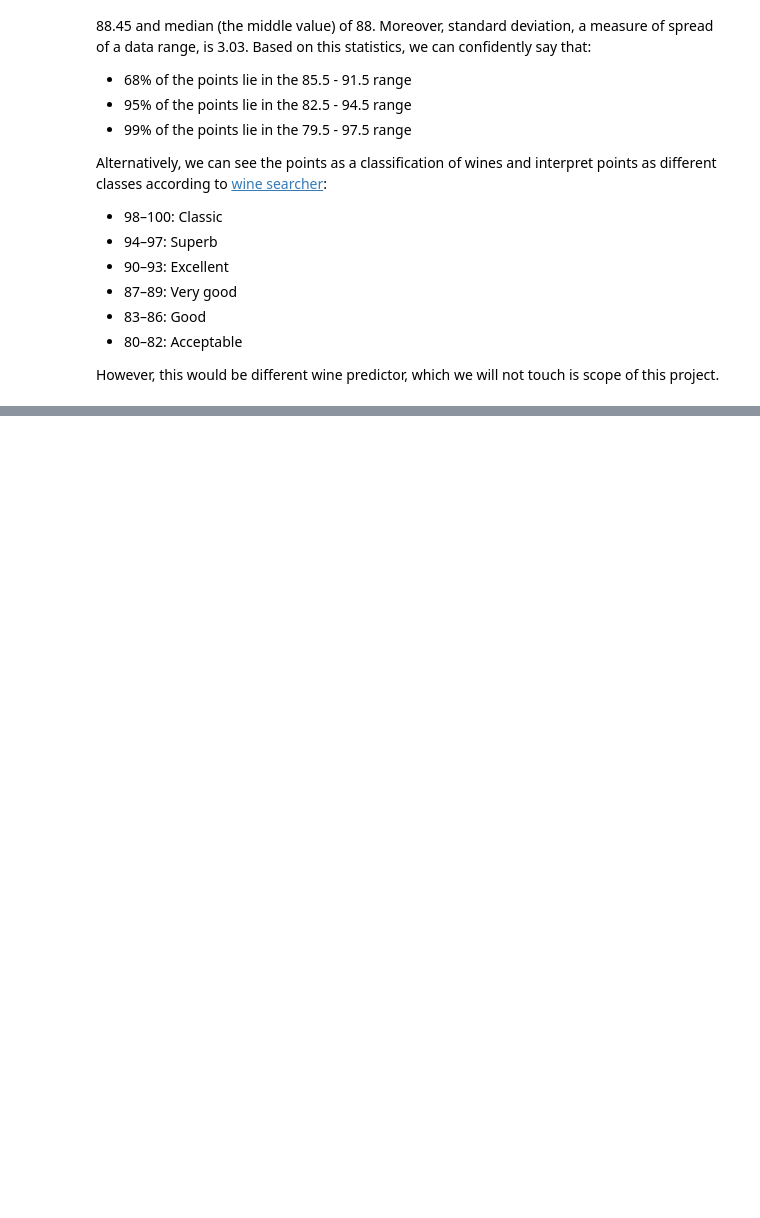
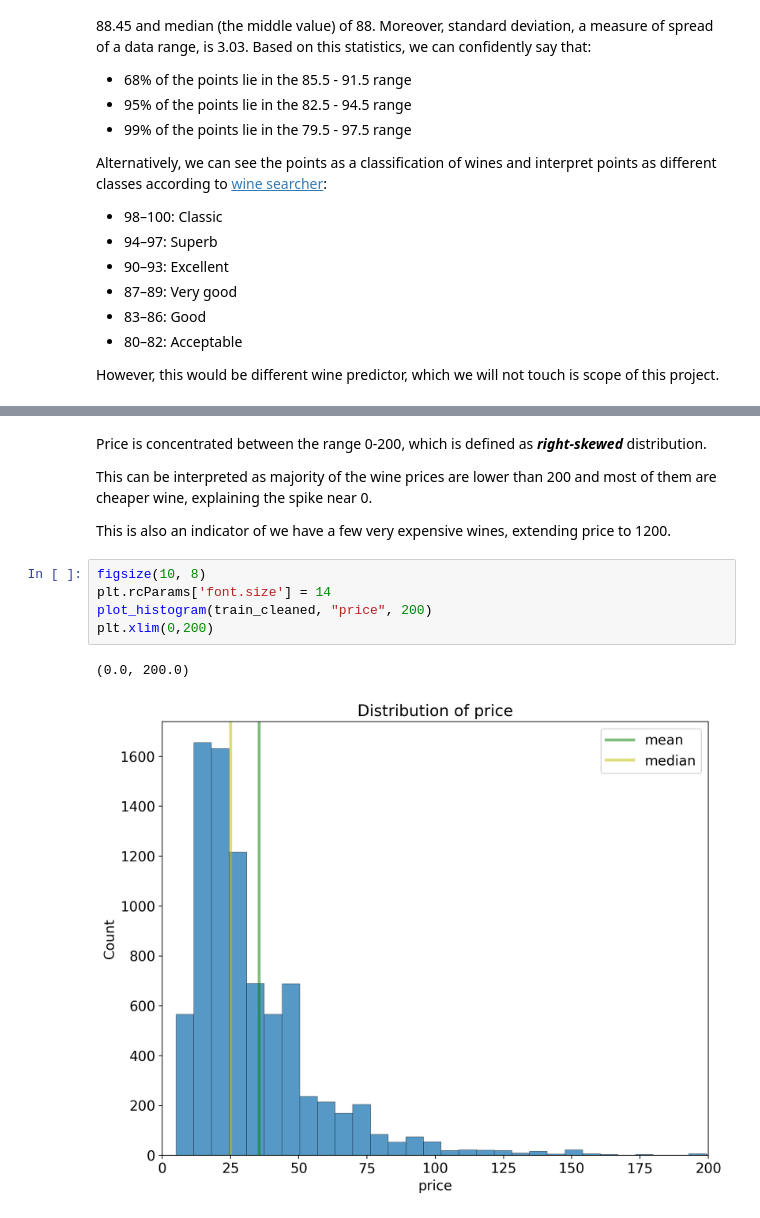
Before and after one commit to Uemerson/building-an-automated-machine-learning-pipeline, a Jupyter notebook: notebooks/WineRatingPredictor-1.ipynb, the cells around one changed output, grey strips where cells are left out. Drawn from its saved outputs; the diff is of its cells as text; blank space fills up the shorter version.

```diff
--- a/notebooks/WineRatingPredictor-1.ipynb
+++ b/notebooks/WineRatingPredictor-1.ipynb
@@ -452,0 +462,14 @@ However, this would be different wine predictor, which we will not touch is scop
+# %% [markdown]
+Price is concentrated between the range 0-200, which is defined as ***right-skewed*** distribution.
+
+This can be interpreted as majority of the wine prices are lower than 200 and most of them are cheaper wine, explaining the spike near 0.
+
+This is also an indicator of we have a few very expensive wines, extending price to 1200.
+# %%
+figsize(10, 8)
+plt.rcParams['font.size'] = 14
+plot_histogram(train_cleaned, "price", 200)
+plt.xlim(0,200)
+# %% [output]
+(0.0, 200.0)
+[figure, added]
```
Also changed, not shown: parts of 3 cells of this notebook.
